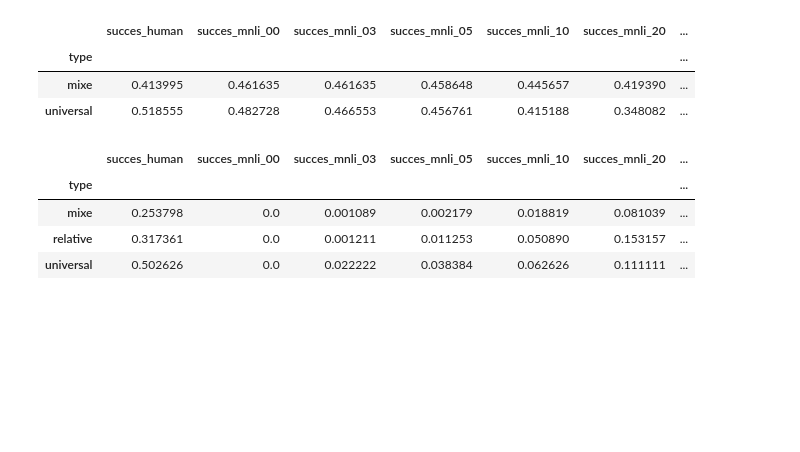
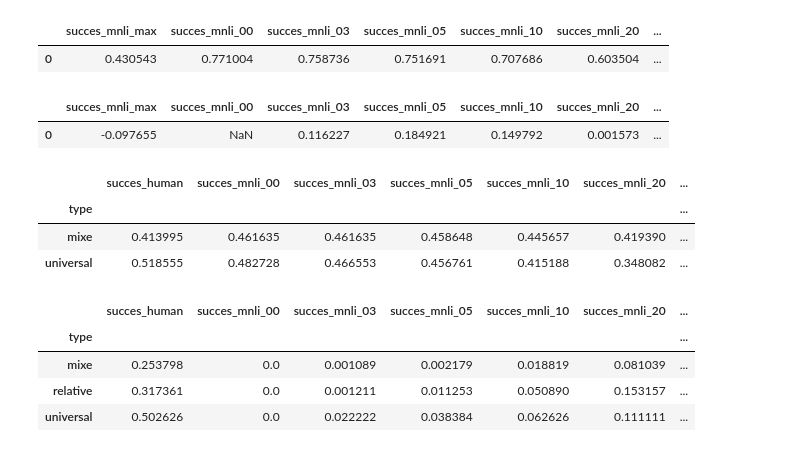
Before and after one commit to charles-42/Memoire_M2, a Jupyter notebook: notebook/10_result_analysis.ipynb, the cells around one changed output. Saved outputs shown, nothing was run; the diff lists cells and outputs as text; code cells hidden in the pictures; blank space fills up the shorter version.

```diff
--- a/notebook/10_result_analysis.ipynb
+++ b/notebook/10_result_analysis.ipynb
@@ -45,6 +6,0 @@ Index(['Unnamed: 0', 'task_form', 'succes_human', 'succes_mnli_00',
-# %%
-conditions = [df_valid['task_form'] == "AE1",
-    (str(df_valid['task_form'])[0] in ["O","I"]) & (str(df_valid['task_form'])[1] in ["O","I"])]
-choices = [type(df_valid['task_form']), 'relative']
-
-df_valid['type'] = np.select(conditions, choices,"mixe")
@@ -51,3 +18,21 @@ df_valid['type'] = np.select(conditions, choices,"mixe")
+# %%
+df_cor_valid = pd.DataFrame({'succes_mnli_max': [df_valid['succes_human'].corr(df_valid['succes_mnli_max'])]})
+for col in df_valid.columns.drop(["succes_human","succes_mnli_max","task_form"]):
+    df_cor_valid[col]= df_valid['succes_human'].corr(df_valid[col])
+df_cor_valid.to_csv("../data/results/valid_cor_04_03_22.csv")
+df_cor_valid
+# %% [output]
+|  | succes_mnli_max | succes_mnli_00 | succes_mnli_03 | succes_mnli_05 | succes_mnli_10 | succes_mnli_20 | ... |
+| 0 | 0.430543 | 0.771004 | 0.758736 | 0.751691 | 0.707686 | 0.603504 | ... |
+# %%
+df_cor_unvalid = pd.DataFrame({'succes_mnli_max': [df_unvalid['succes_human'].corr(df_unvalid['succes_mnli_max'])]})
+for col in df_unvalid.columns.drop(["succes_human","succes_mnli_max","task_form"]):
+    df_cor_unvalid[col]= df_unvalid['succes_human'].corr(df_unvalid[col])
+df_cor_unvalid.to_csv("../data/results/unvalid_cor_04_03_22.csv")
+df_cor_unvalid
+# %% [output]
+|  | succes_mnli_max | succes_mnli_00 | succes_mnli_03 | succes_mnli_05 | succes_mnli_10 | succes_mnli_20 | ... |
+| 0 | -0.097655 | NaN | 0.116227 | 0.184921 | 0.149792 | 0.001573 | ... |
 # %%
 def type_syl(task_form):
     if task_form[0] in ["A", "E"] and task_form[1] in ["A", "E"]:
```
Also changed, not shown: parts of 3 cells of this notebook, 10 other files.
